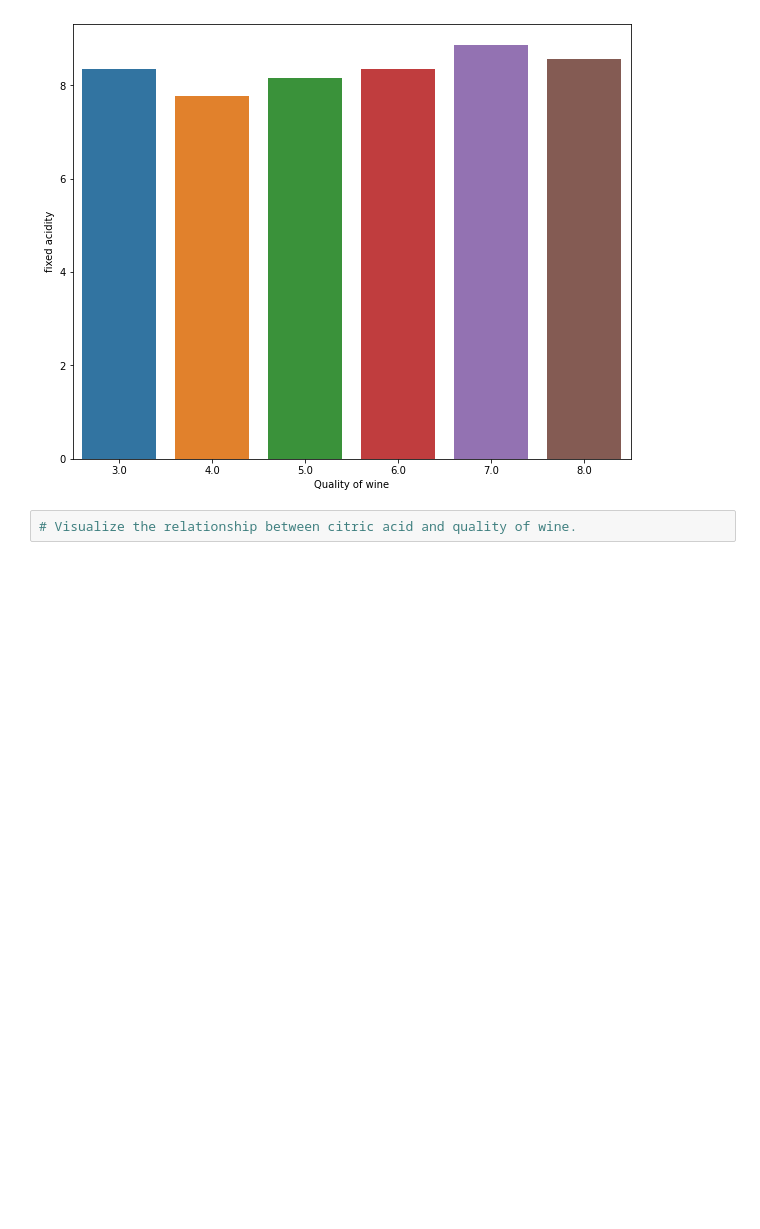
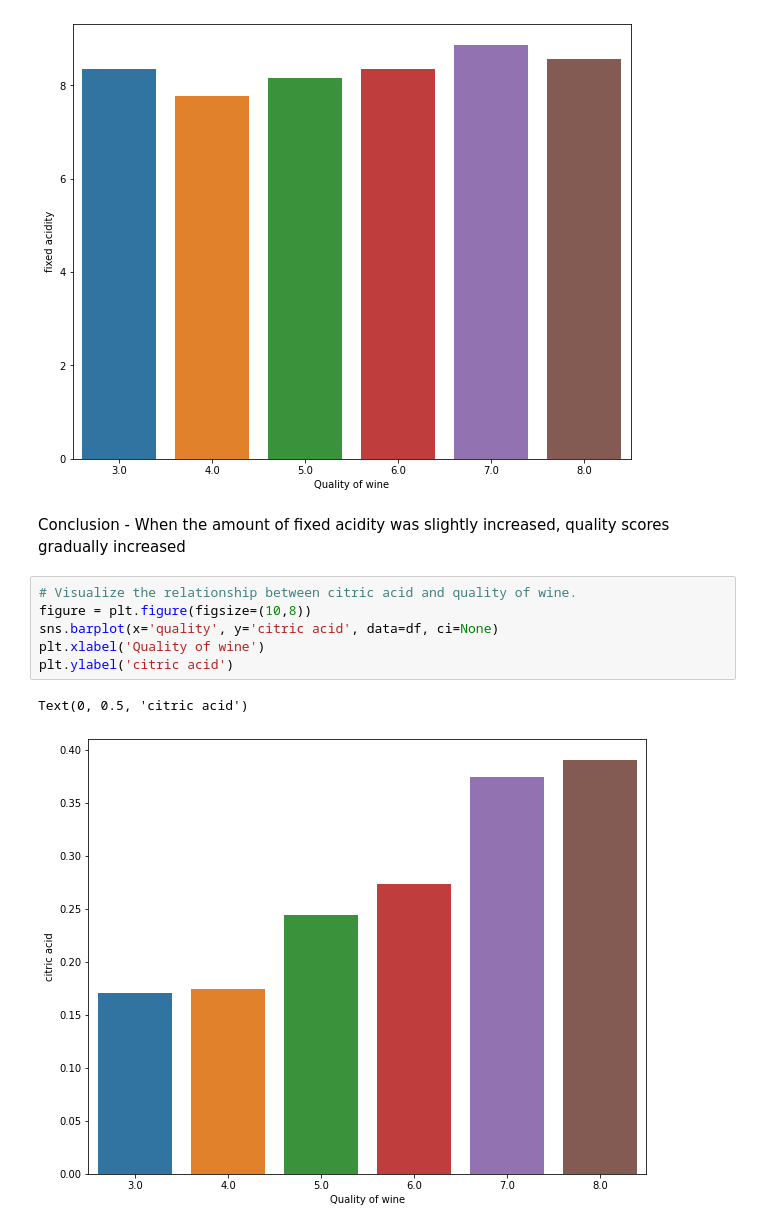
Before and after one commit to machave11/Wine-Quality-Analysis, a Jupyter notebook: Nikhil_Machave_Wine_Quality_Analysis.ipynb, the cells around one changed output. Cells and saved outputs as stored; diff of their text form; blank space fills up the shorter version.

```diff
--- a/Nikhil_Machave_Wine_Quality_Analysis.ipynb
+++ b/Nikhil_Machave_Wine_Quality_Analysis.ipynb
@@ -101,5 +105,14 @@ plt.ylabel('fixed acidity')
 # %% [output]
 Text(0, 0.5, 'fixed acidity')
 [figure]
+# %% [markdown]
+Conclusion - When the amount of fixed acidity was slightly increased, quality scores gradually increased
 # %%
 # Visualize the relationship between citric acid and quality of wine.
+figure = plt.figure(figsize=(10,8))
+sns.barplot(x='quality', y='citric acid', data=df, ci=None)
+plt.xlabel('Quality of wine')
+plt.ylabel('citric acid')
+# %% [output]
+Text(0, 0.5, 'citric acid')
+[figure, added]
```
Also changed, not shown: parts of 17 cells of this notebook.
